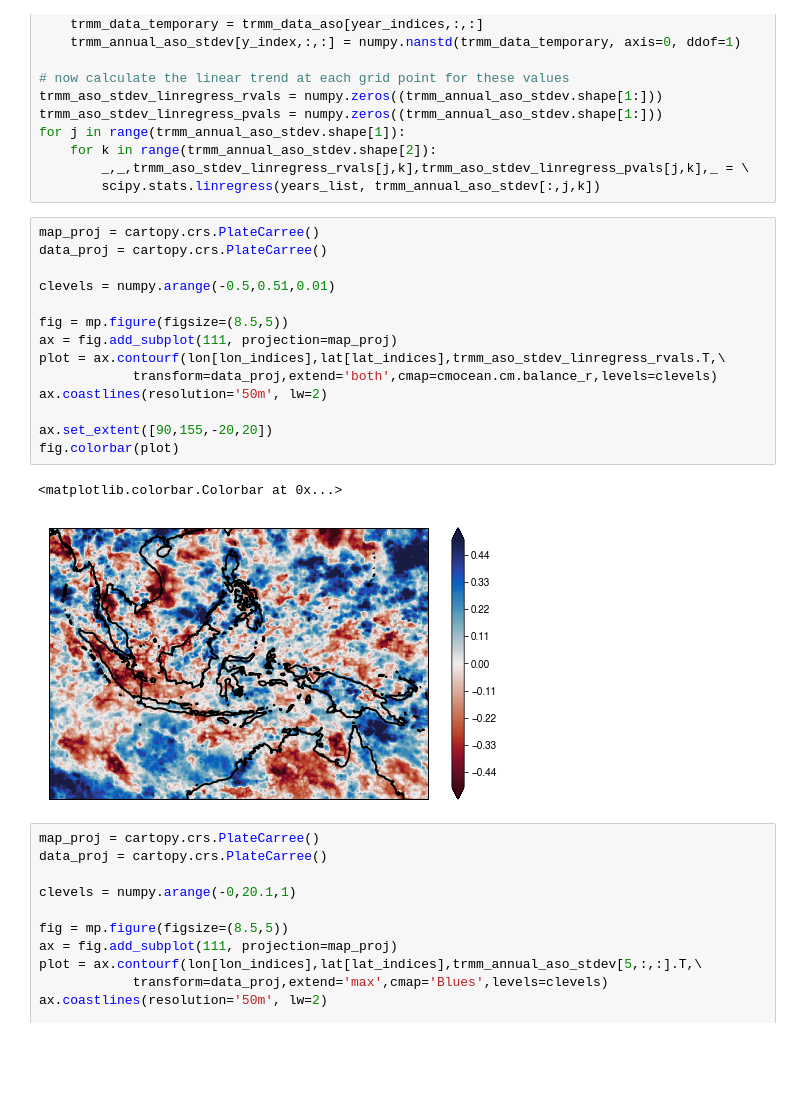
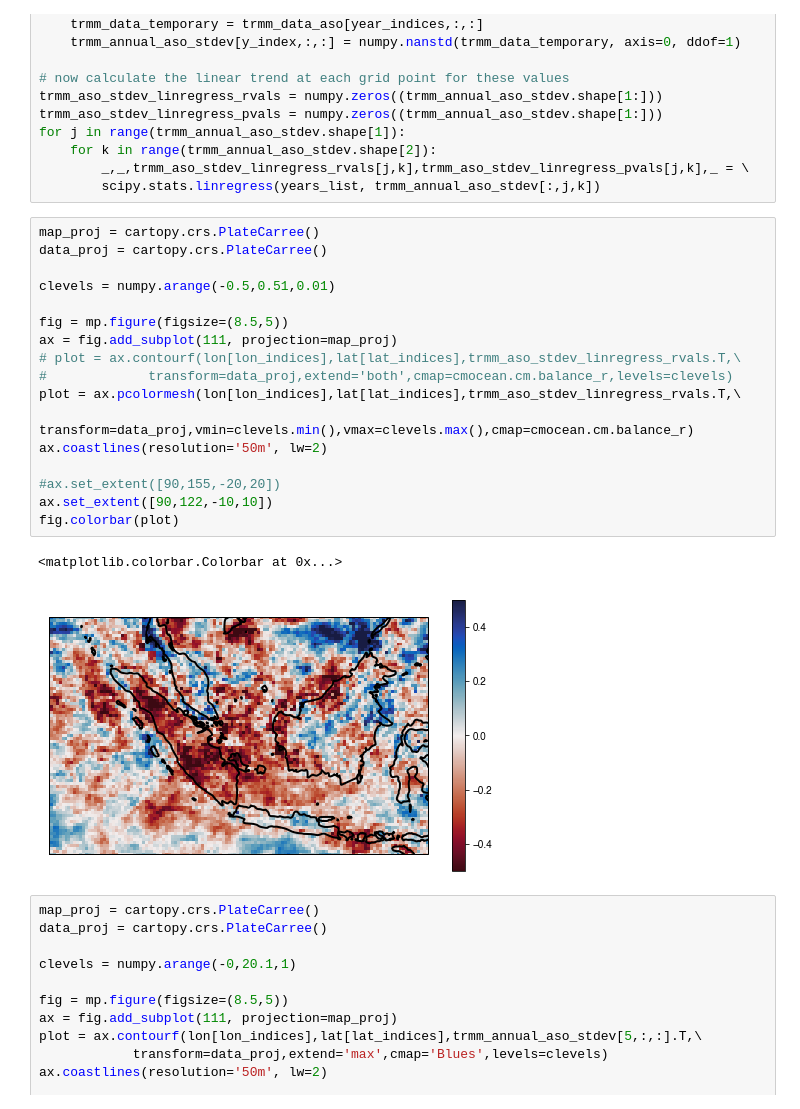
Before and after one commit to bairdlangenbrunner/indonesia-analysis, a Jupyter notebook: trmm-analysis/notebook-files/nino34_index_with_monthly_precip_stdevs.ipynb, the cells around one changed output. Cells and saved outputs as stored; diff of their text form; blank space fills up the shorter version.

```diff
--- a/trmm-analysis/notebook-files/nino34_index_with_monthly_precip_stdevs.ipynb
+++ b/trmm-analysis/notebook-files/nino34_index_with_monthly_precip_stdevs.ipynb
@@ -226,20 +226,23 @@ for j in range(trmm_annual_aso_stdev.shape[1]):
 # %%
 map_proj = cartopy.crs.PlateCarree()
 data_proj = cartopy.crs.PlateCarree()
 
 clevels = numpy.arange(-0.5,0.51,0.01)
 
 fig = mp.figure(figsize=(8.5,5))
 ax = fig.add_subplot(111, projection=map_proj)
-plot = ax.contourf(lon[lon_indices],lat[lat_indices],trmm_aso_stdev_linregress_rvals.T,\
-            transform=data_proj,extend='both',cmap=cmocean.cm.balance_r,levels=clevels)
+# plot = ax.contourf(lon[lon_indices],lat[lat_indices],trmm_aso_stdev_linregress_rvals.T,\
+#             transform=data_proj,extend='both',cmap=cmocean.cm.balance_r,levels=clevels)
+plot = ax.pcolormesh(lon[lon_indices],lat[lat_indices],trmm_aso_stdev_linregress_rvals.T,\
+            transform=data_proj,vmin=clevels.min(),vmax=clevels.max(),cmap=cmocean.cm.balance_r)
 ax.coastlines(resolution='50m', lw=2)
 
-ax.set_extent([90,155,-20,20])
+#ax.set_extent([90,155,-20,20])
+ax.set_extent([90,122,-10,10])
 fig.colorbar(plot)
 # %% [output]
 <matplotlib.colorbar.Colorbar at 0x...>
-[figure, old version]
+[figure, new version]
 # %%
 map_proj = cartopy.crs.PlateCarree()
 data_proj = cartopy.crs.PlateCarree()
```
Also changed, not shown: 6 other files.
